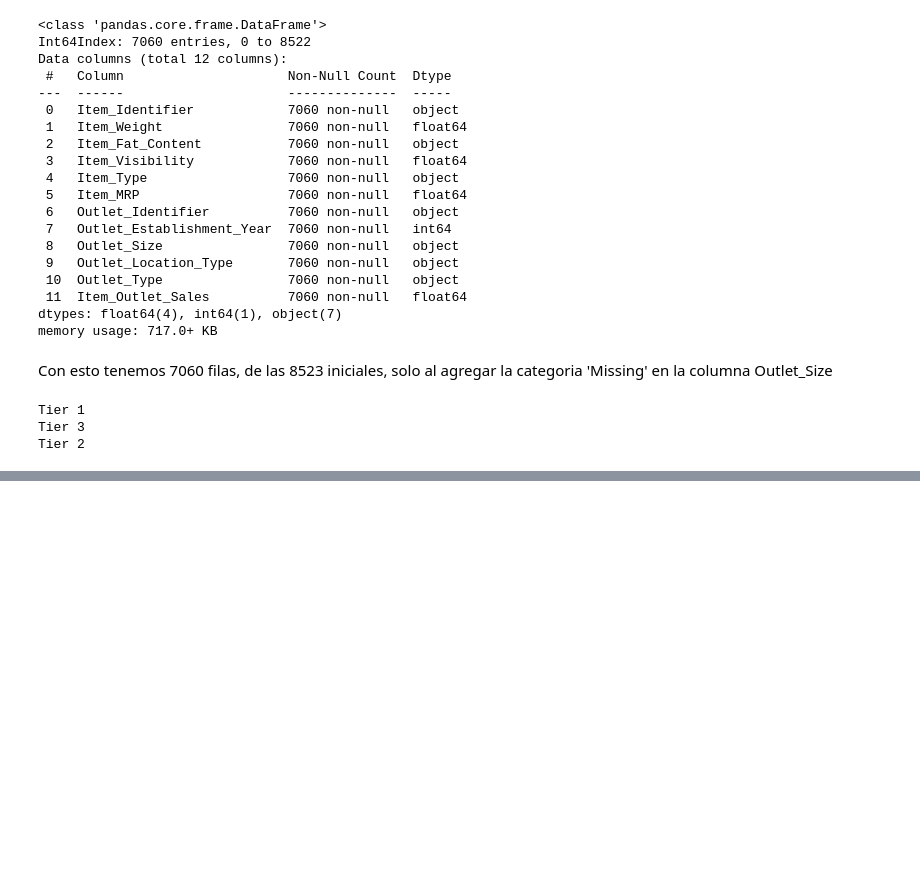
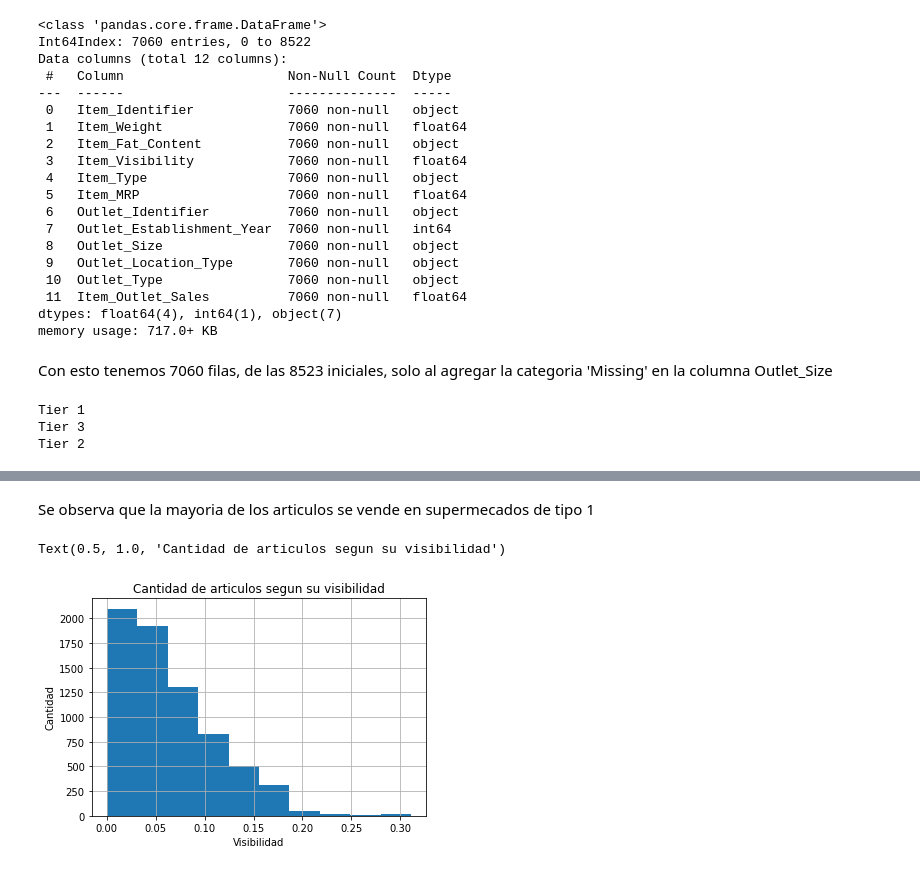
Before and after one commit to s-manterola/predicciones-de-ventas-alimenticias, a Jupyter notebook: predicciones_de_ventas_alimenticias.ipynb, the cells around one changed output, grey strips where cells are left out. Cells and saved outputs as stored; diff of their text form; code cells hidden in the pictures; blank space fills up the shorter version.

```diff
--- a/predicciones_de_ventas_alimenticias.ipynb
+++ b/predicciones_de_ventas_alimenticias.ipynb
@@ -156,0 +180,11 @@ Tier 2
+# %% [markdown]
+Se observa que la mayoria de los articulos se vende en supermecados de tipo 1
+# %%
+df['Item_Visibility'].hist()
+
+plt.xlabel('Visibilidad')
+plt.ylabel('Cantidad')
+plt.title('Cantidad de articulos segun su visibilidad')
+# %% [output]
+Text(0.5, 1.0, 'Cantidad de articulos segun su visibilidad')
+[figure, added]
```
Also changed, not shown: parts of 9 cells of this notebook.
